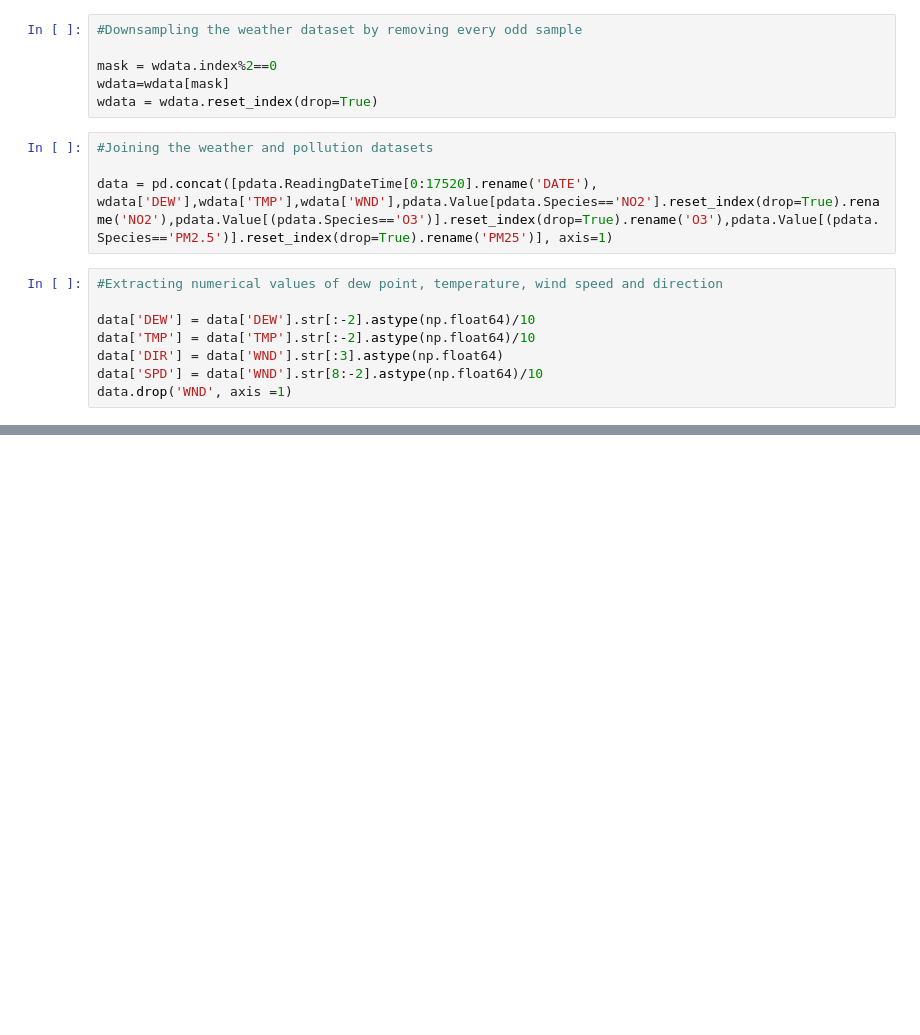
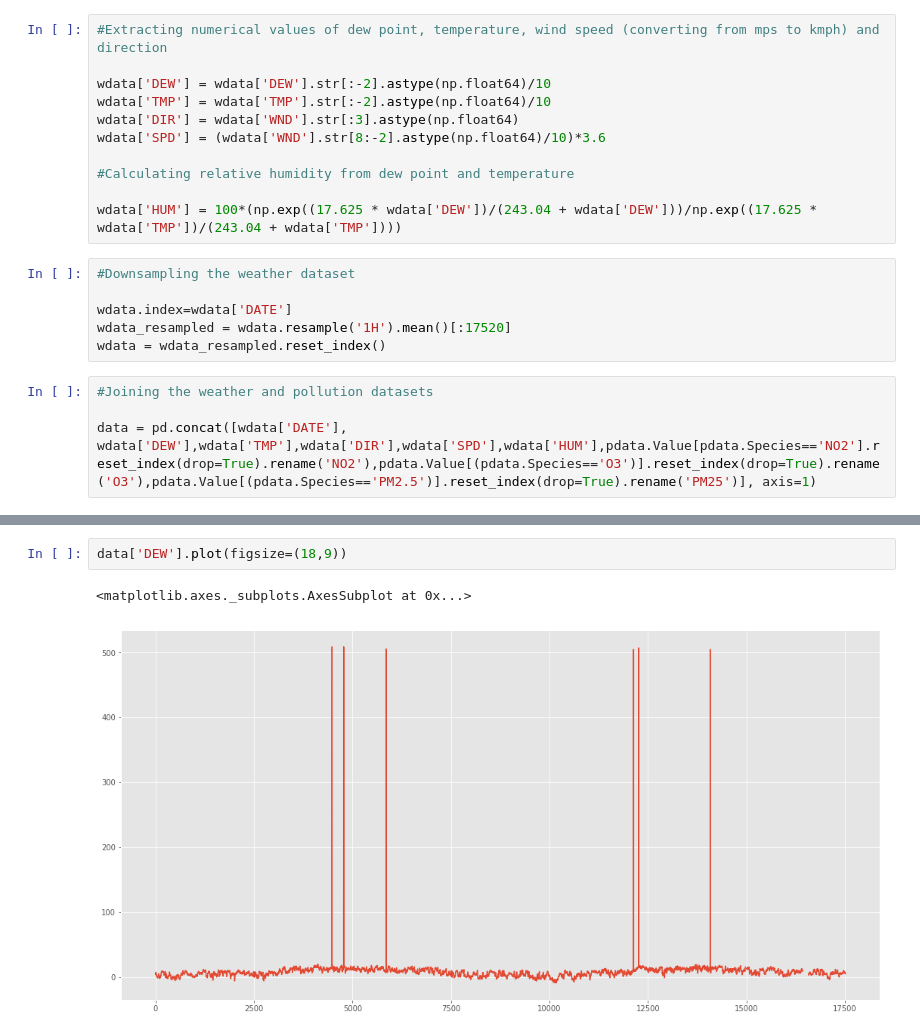
Before and after one commit to jmejco/data-analytics-cw, a Jupyter notebook: data/data-cleaning.ipynb, the cells around one changed output, grey strips where cells are left out. Saved outputs shown, nothing was run; the diff lists cells and outputs as text; blank space fills up the shorter version.

Commit message:
updated data cleaning notebook

```diff
--- a/data/data-cleaning.ipynb
+++ b/data/data-cleaning.ipynb
@@ -11,18 +15,21 @@ wdata = pd.read_csv('weather-1.csv',parse_dates=w_dates)
+# %%
+#Extracting numerical values of dew point, temperature, wind speed (converting from mps to kmph) and direction
+
+wdata['DEW'] = wdata['DEW'].str[:-2].astype(np.float64)/10
+wdata['TMP'] = wdata['TMP'].str[:-2].astype(np.float64)/10
+wdata['DIR'] = wdata['WND'].str[:3].astype(np.float64)
+wdata['SPD'] = (wdata['WND'].str[8:-2].astype(np.float64)/10)*3.6
+
+#Calculating relative humidity from dew point and temperature
+
+wdata['HUM'] = 100*(np.exp((17.625 * wdata['DEW'])/(243.04 + wdata['DEW']))/np.exp((17.625 * wdata['TMP'])/(243.04 + wdata['TMP'])))
 # %%
-#Downsampling the weather dataset by removing every odd sample
+#Downsampling the weather dataset
 
-mask = wdata.index%2==0
-wdata=wdata[mask]
-wdata = wdata.reset_index(drop=True)
+wdata.index=wdata['DATE']
+wdata_resampled = wdata.resample('1H').mean()[:17520]
+wdata = wdata_resampled.reset_index()
 # %%
 #Joining the weather and pollution datasets
 
-data = pd.concat([pdata.ReadingDateTime[0:17520].rename('DATE'), wdata['DEW'],wdata['TMP'],wdata['WND'],pdata.Value[pdata.Species=='NO2'].reset_index(drop=True).rename('NO2'),pdata.Value[(pdata.Species=='O3')].reset_index(drop=True).rename('O3'),pdata.Value[(pdata.Species=='PM2.5')].reset_index(drop=True).rename('PM25')], axis=1)
+data = pd.concat([wdata['DATE'], wdata['DEW'],wdata['TMP'],wdata['DIR'],wdata['SPD'],wdata['HUM'],pdata.Value[pdata.Species=='NO2'].reset_index(drop=True).rename('NO2'),pdata.Value[(pdata.Species=='O3')].reset_index(drop=True).rename('O3'),pdata.Value[(pdata.Species=='PM2.5')].reset_index(drop=True).rename('PM25')], axis=1)
-# %%
-#Extracting numerical values of dew point, temperature, wind speed and direction
-
-data['DEW'] = data['DEW'].str[:-2].astype(np.float64)/10
-data['TMP'] = data['TMP'].str[:-2].astype(np.float64)/10
-data['DIR'] = data['WND'].str[:3].astype(np.float64)
-data['SPD'] = data['WND'].str[8:-2].astype(np.float64)/10
-data.drop('WND', axis =1)
@@ -47,0 +99,5 @@ data.drop('WND', axis =1)
+# %%
+data['DEW'].plot(figsize=(18,9))
+# %% [output]
+<matplotlib.axes._subplots.AxesSubplot at 0x...>
+[figure, added]
```
Also changed, not shown: parts of 22 cells of this notebook.
